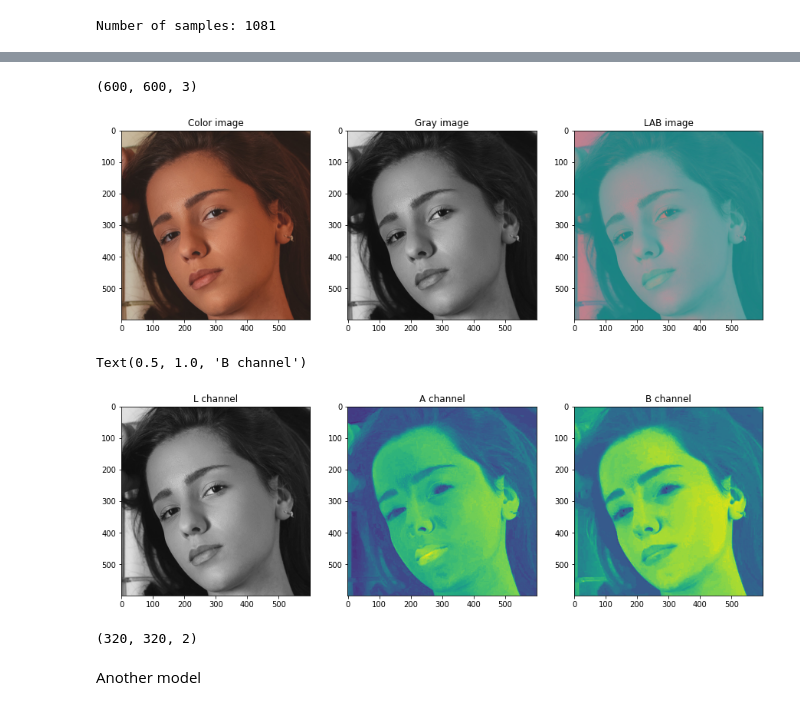
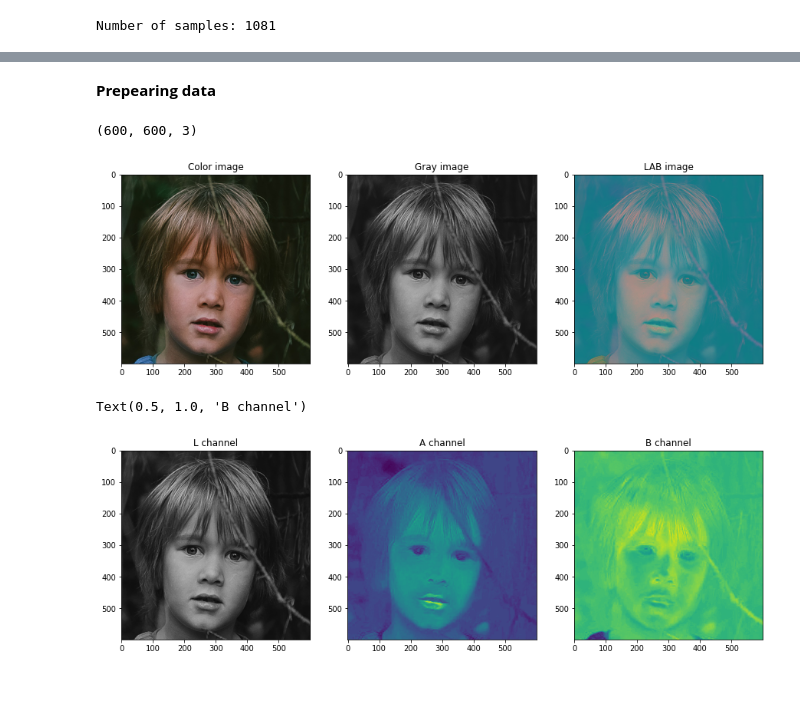
Before and after one commit to pulsatil1/b-w_photos_colorizer, a Jupyter notebook: colorizer.ipynb, the cells around one changed output, grey strips where cells are left out. Saved outputs shown, nothing was run; the diff lists cells and outputs as text; code cells hidden in the pictures.

```diff
--- a/colorizer.ipynb
+++ b/colorizer.ipynb
@@ -50,22 +38,24 @@ Number of samples: 200
+# %% [markdown]
+**Prepearing data**
 # %%
 samples = len(input_img_paths)
-idx = 25
+idx = 29
 
 img = cv2.cvtColor(cv2.imread(input_img_paths[idx]), cv2.COLOR_BGR2RGB)
 img_lab = cv2.cvtColor(img, cv2.COLOR_RGB2Lab)
 grey = cv2.cvtColor(img, cv2.COLOR_RGB2GRAY)
 
 plt.subplot(131), plt.imshow(img)
 plt.title("Color image")
 plt.subplot(132), plt.imshow(grey, cmap='gray')
 plt.title("Gray image")
 plt.subplot(133), plt.imshow(img_lab)
 plt.title("LAB image")
 
 print(img.shape)
 # %% [output]
 (600, 600, 3)
-[figure, old version]
+[figure, new version]
 # %%
 plt.subplot(131), plt.imshow(img_lab[:,:,0], cmap='gray')
 plt.title("L channel")
@@ -75,4 +65,4 @@ plt.subplot(133), plt.imshow(img_lab[:,:,2])
 plt.title("B channel")
 # %% [output]
 Text(0.5, 1.0, 'B channel')
-[figure, old version]
+[figure, new version]
@@ -91,17 +69,5 @@ img = (1.0/255*img)
-# %%
-img_lab = img_lab/255.0
-img_lab = cv2.resize(img_lab, (input_size, input_size))
-# np.shape(img_lab[:,:,1:])
-img_ab = img_lab[:,:,1:];
-# reshape_img_lab = img_ab.reshape([1, input_size, input_size, 2])
-reshape_img_lab = np.expand_dims(img_ab, axis=0)
-reshape_img_lab.reshape(reshape_img_lab.shape[1:]).shape
-# %% [output]
-(320, 320, 2)
 # %%
 # input_img_paths
-# %% [markdown]
-Another model
 # %%
 def ExtractInput(ImagePath):
     X_img=[]
```
Also changed, not shown: parts of 26 cells of this notebook.
